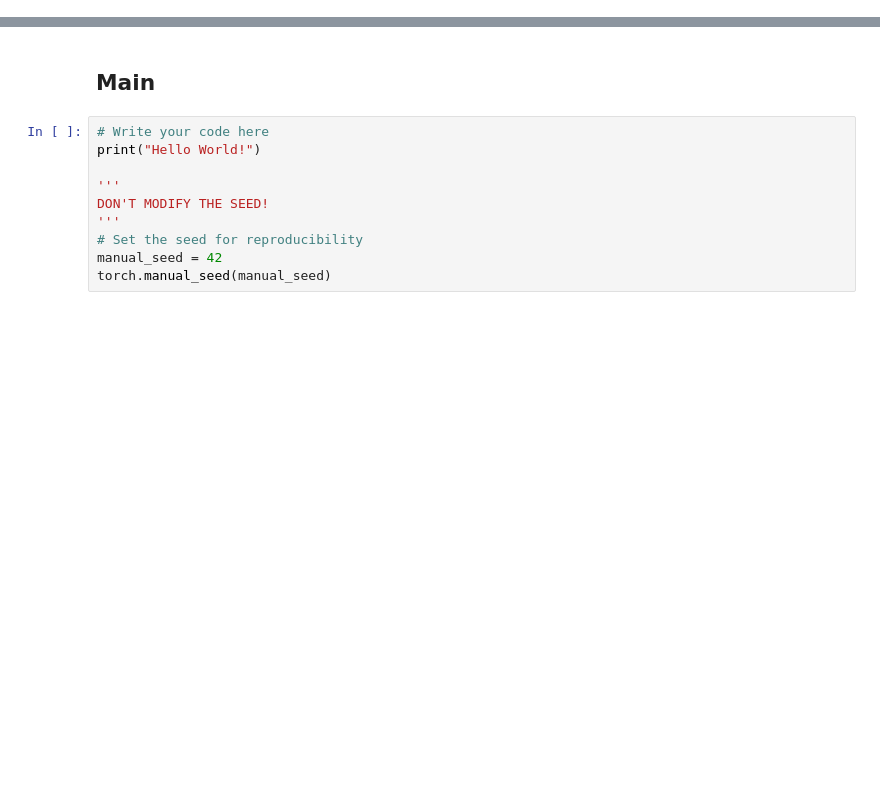
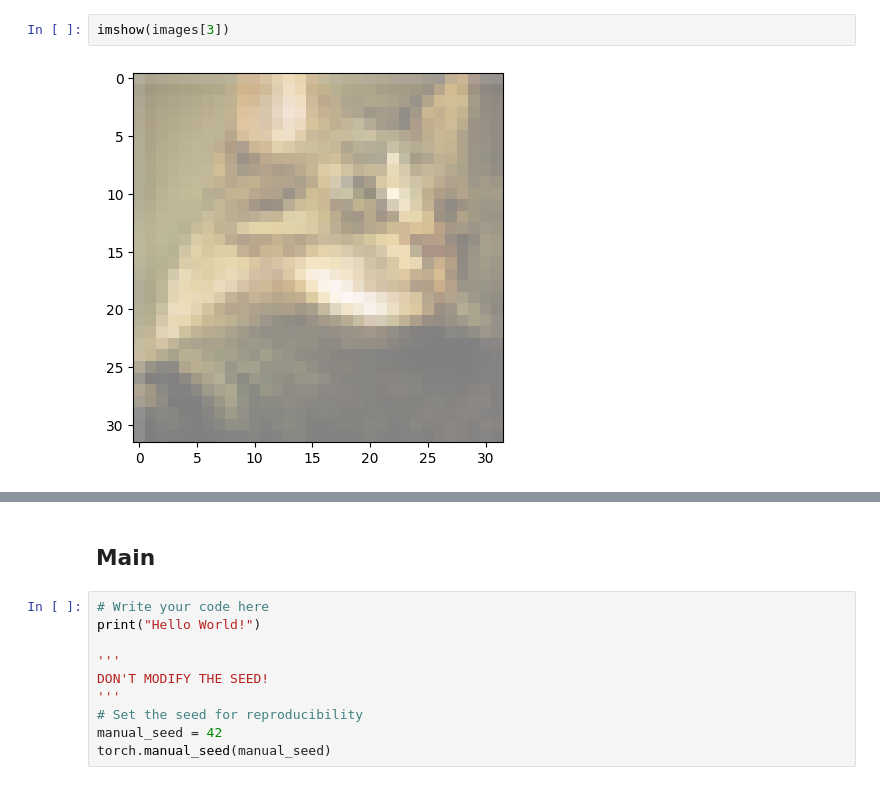
Before and after one commit to cricci3/DeepLearningLab, a Jupyter notebook: Assignment 2/Assignment2.ipynb, the cells around one changed output, grey strips where cells are left out. Drawn from its saved outputs; the diff is of its cells as text; blank space fills up the shorter version.

```diff
--- a/Assignment 2/Assignment2.ipynb
+++ b/Assignment 2/Assignment2.ipynb
@@ -54,0 +67,4 @@ def out_dimensions(conv_layer, h_in, w_in):
+# %%
+imshow(images[3])
+# %% [output]
+[figure, added]
```
Also changed, not shown: parts of 17 cells of this notebook.
